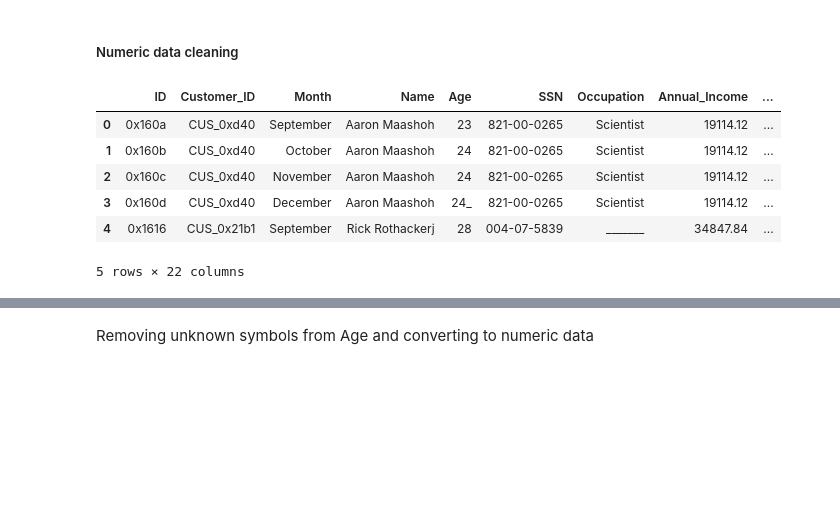
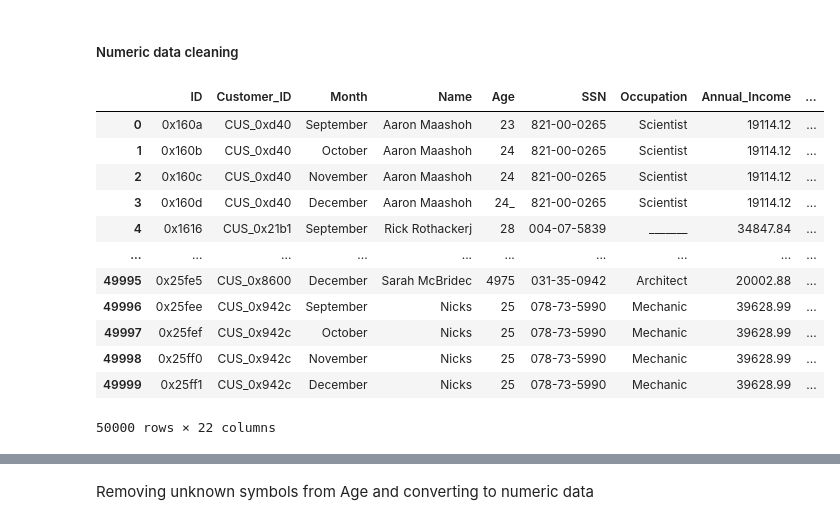
Before and after one commit to mau-JS/OracleML, a Jupyter notebook: CreditML.ipynb, the cells around one changed output, grey strips where cells are left out. Cells and saved outputs as stored; diff of their text form; code cells hidden in the pictures; blank space fills up the shorter version.

```diff
--- a/CreditML.ipynb
+++ b/CreditML.ipynb
@@ -83,16 +83,22 @@ The time needed for the payment to be concluded.
 # %%
 df = pd.read_csv('https://raw.githubusercontent.com/mau-JS/OracleML/main/credit-status-dataset.csv')
 #We create a temporary target before applying our rule to determine whether a credit is accepted or not.
 df['Target'] = -1
-df.head()
+df
 # %% [output]
 |  | ID | Customer_ID | Month | Name | Age | SSN | Occupation | Annual_Income | ... |
 | 0 | 0x160a | CUS_0xd40 | September | Aaron Maashoh | 23 | 821-00-0265 | Scientist | 19114.12 | ... |
 | 1 | 0x160b | CUS_0xd40 | October | Aaron Maashoh | 24 | 821-00-0265 | Scientist | 19114.12 | ... |
 | 2 | 0x160c | CUS_0xd40 | November | Aaron Maashoh | 24 | 821-00-0265 | Scientist | 19114.12 | ... |
 | 3 | 0x160d | CUS_0xd40 | December | Aaron Maashoh | 24_ | 821-00-0265 | Scientist | 19114.12 | ... |
 | 4 | 0x1616 | CUS_0x21b1 | September | Rick Rothackerj | 28 | 004-07-5839 | _______ | 34847.84 | ... |
+| ... | ... | ... | ... | ... | ... | ... | ... | ... | ... |
+| 49995 | 0x25fe5 | CUS_0x8600 | December | Sarah McBridec | 4975 | 031-35-0942 | Architect | 20002.88 | ... |
+| 49996 | 0x25fee | CUS_0x942c | September | Nicks | 25 | 078-73-5990 | Mechanic | 39628.99 | ... |
+| 49997 | 0x25fef | CUS_0x942c | October | Nicks | 25 | 078-73-5990 | Mechanic | 39628.99 | ... |
+| 49998 | 0x25ff0 | CUS_0x942c | November | Nicks | 25 | 078-73-5990 | Mechanic | 39628.99 | ... |
+| 49999 | 0x25ff1 | CUS_0x942c | December | Nicks | 25 | 078-73-5990 | Mechanic | 39628.99 | ... |
-5 rows × 22 columns
+50000 rows × 22 columns
 # %%
 #For consistency and relevance, we convert years and months to continous values. Our years will be kept as discrete values and months as decimals.
 df['Credit_History_Age'] = df['Credit_History_Age'].replace('NA', np.nan)
```
Also changed, not shown: parts of 5 cells of this notebook.
